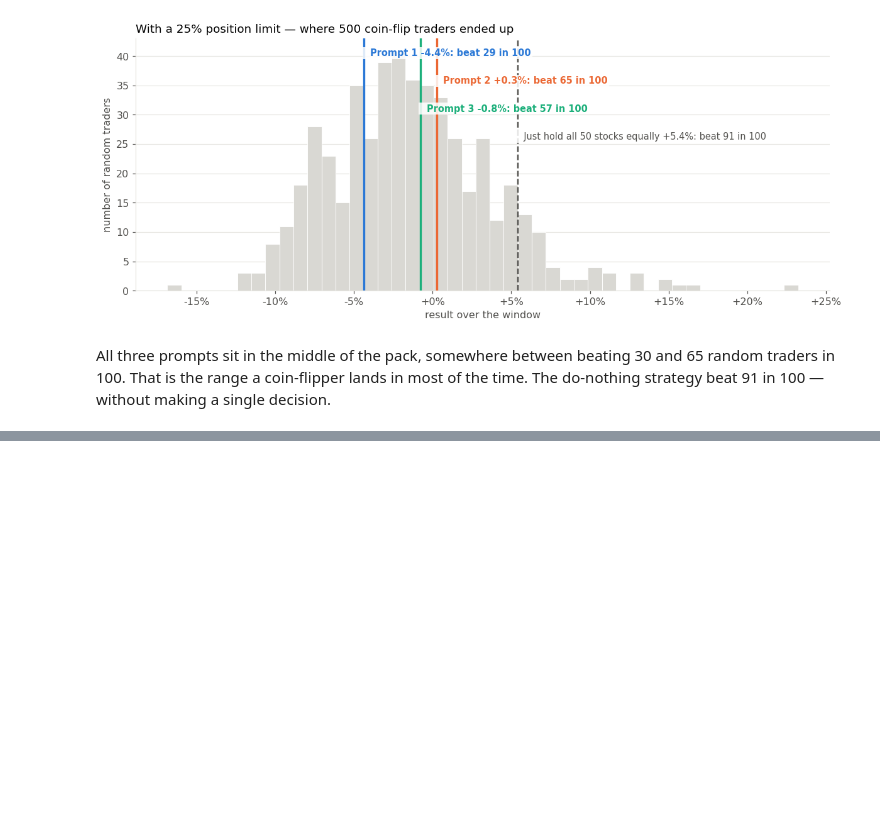
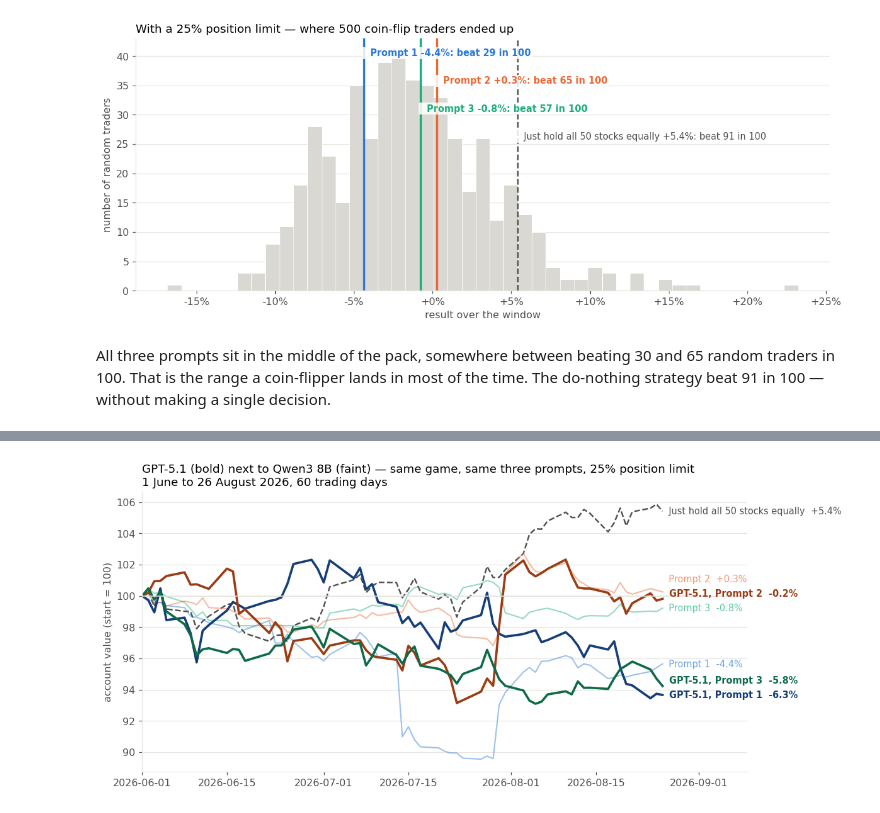
Before and after one commit to Barrelet/agent-alpha-bench, a Jupyter notebook: notebooks/04_the_story.ipynb, the cells around one changed output, grey strips where cells are left out. Cells and saved outputs as stored; diff of their text form; code cells hidden in the pictures; blank space fills up the shorter version.

```diff
--- a/notebooks/04_the_story.ipynb
+++ b/notebooks/04_the_story.ipynb
@@ -132,0 +139,4 @@ All three prompts sit in the middle of the pack, somewhere between beating 30 an
+# %%
+model_chart(S);
+# %% [output]
+[figure, added]
```
Also changed, not shown: parts of 12 cells of this notebook, 19 other files.
